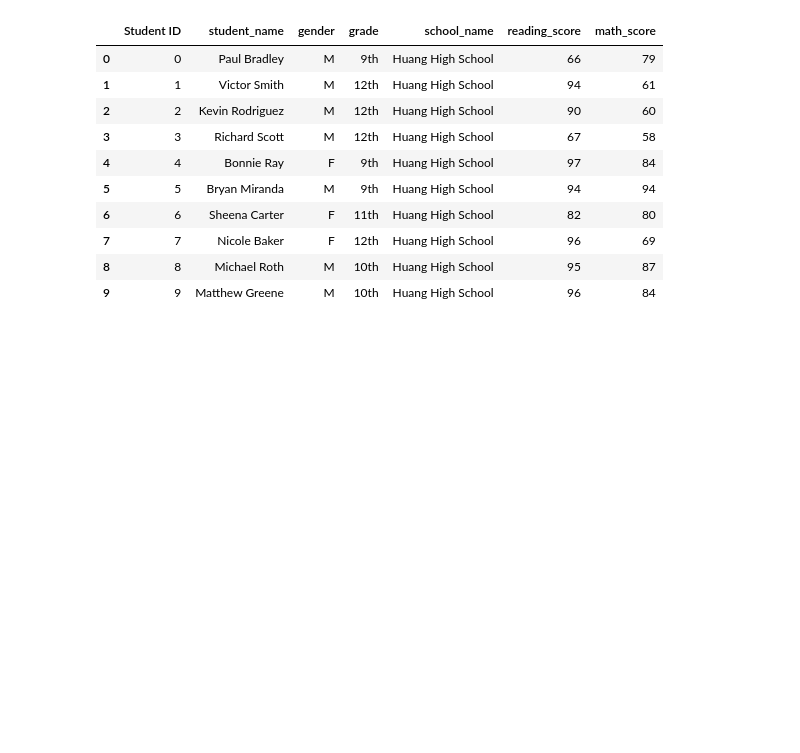
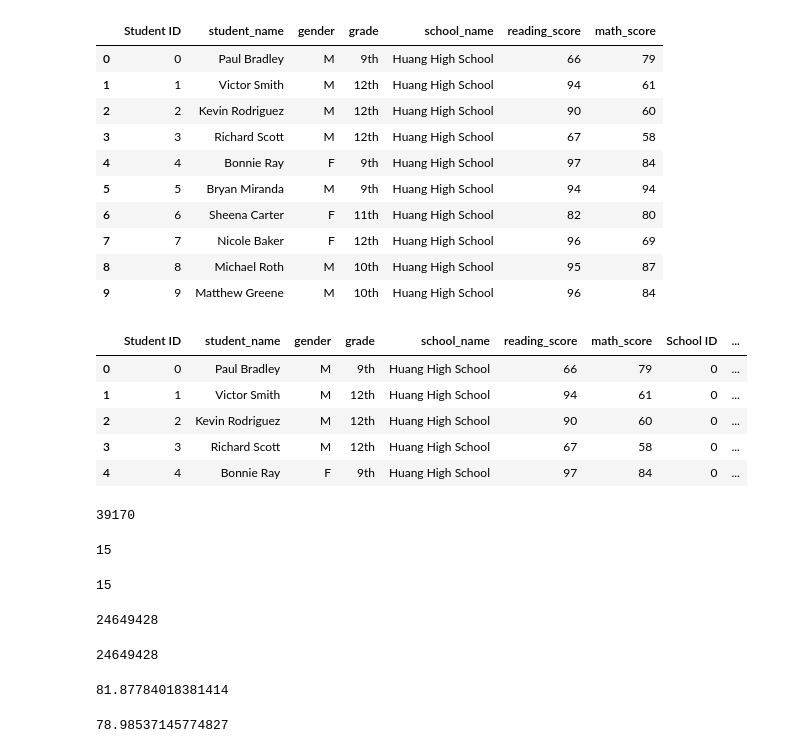
Before and after one commit to joshuanallen/School_District_Analysis, a Jupyter notebook: PyCitySchools.ipynb, the cells around one changed output. Saved outputs shown, nothing was run; the diff lists cells and outputs as text; code cells hidden in the pictures; blank space fills up the shorter version.

Commit message:
upload district summary and function practice

```diff
--- a/PyCitySchools.ipynb
+++ b/PyCitySchools.ipynb
@@ -195,3 +195,60 @@ student_data_df.head(10)
 | 7 | 7 | Nicole Baker | F | 12th | Huang High School | 96 | 69 |
 | 8 | 8 | Michael Roth | M | 10th | Huang High School | 95 | 87 |
 | 9 | 9 | Matthew Greene | M | 10th | Huang High School | 96 | 84 |
+# %%
+# Combine the data into a single dataset.
+# This method assumes same name of the column, if they have similar data but different column name, change one of the names
+school_data_complete_df = pd.merge(student_data_df, school_data_df, on=["school_name", "school_name"])
+school_data_complete_df.head()
+# %% [output]
+|  | Student ID | student_name | gender | grade | school_name | reading_score | math_score | School ID | ... |
+| 0 | 0 | Paul Bradley | M | 9th | Huang High School | 66 | 79 | 0 | ... |
+| 1 | 1 | Victor Smith | M | 12th | Huang High School | 94 | 61 | 0 | ... |
+| 2 | 2 | Kevin Rodriguez | M | 12th | Huang High School | 90 | 60 | 0 | ... |
+| 3 | 3 | Richard Scott | M | 12th | Huang High School | 67 | 58 | 0 | ... |
+| 4 | 4 | Bonnie Ray | F | 9th | Huang High School | 97 | 84 | 0 | ... |
+# %%
+# Get the total number of students.
+student_count = school_data_complete_df["Student ID"].count()
+student_count
+# %% [output]
+39170
+# %%
+# Calculate the total number of schools.
+# This is limited to count outside of the combined dataframe using only school data
+school_count = school_data_df["school_name"].count()
+school_count
+# %% [output]
+15
+# %%
+# Calculate the total number of schools
+# This method uses the combined df for students and schools and creates a list/array of unique school names and counts them using len()
+school_count_2 = len(school_data_complete_df["school_name"].unique())
+school_count_2
+# %% [output]
+15
+# %%
+# Calculate the total budget.
+# Limited counting outside combined data frame using only school data
+total_budget = school_data_df["budget"].sum()
+total_budget
+# %% [output]
+24649428
+# %%
+# Calculate total district budget using combined dataframe
+district_budget = school_data_complete_df["budget"].unique().sum()
+district_budget
+# %% [output]
+24649428
+# %%
+# Calculate the average reading score.
+average_reading_score = school_data_complete_df["reading_score"].mean()
+average_reading_score
+# %% [output]
+81.87784018381414
+# %%
+# Calculate the average math score.
+average_math_score = school_data_complete_df["math_score"].mean()
+average_math_score
+# %% [output]
+78.98537145774827
```
Also changed, not shown: parts of 22 cells of this notebook, 1 other file.
